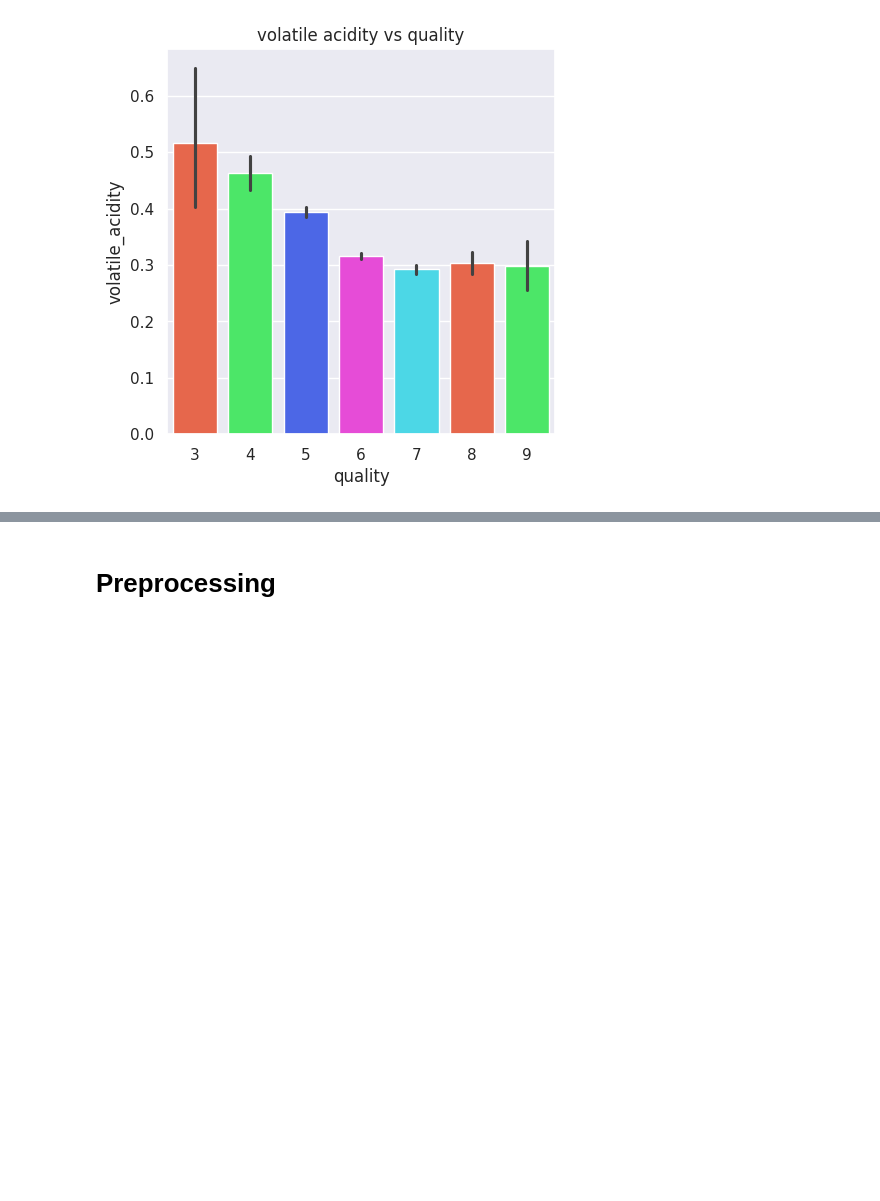
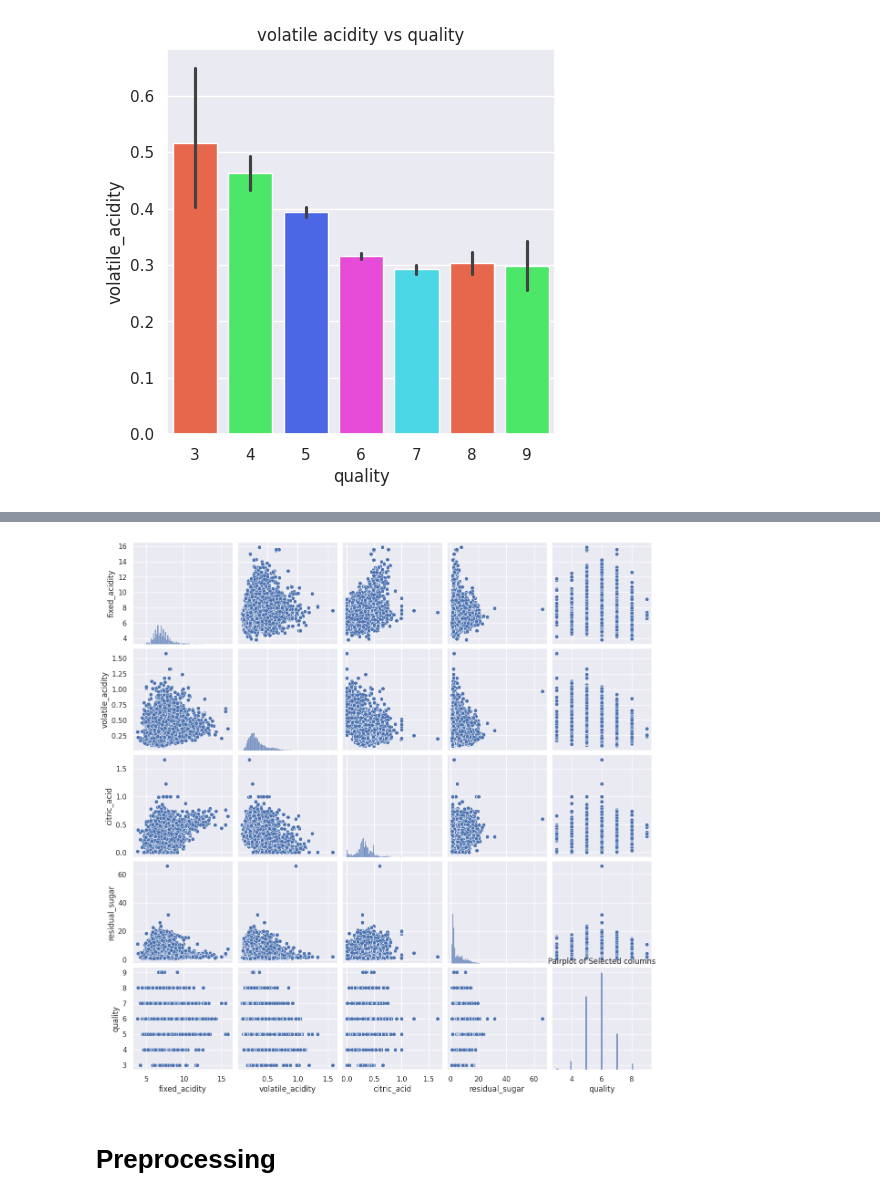
Before and after one commit to Lavan1999/Dataset-17_WineQuality_DecisionTreeClassifier, a Jupyter notebook: Wine_dataset_Analysis.ipynb, the cells around one changed output, grey strips where cells are left out. Drawn from its saved outputs; the diff is of its cells as text; code cells hidden in the pictures; blank space fills up the shorter version.

```diff
--- a/Wine_dataset_Analysis.ipynb
+++ b/Wine_dataset_Analysis.ipynb
@@ -417,3 +431,9 @@ The palette list has fewer values (5) than needed (7) and will cycle, which may
+# %%
+sns.pairplot(df[['fixed_acidity', 'volatile_acidity', 'citric_acid', 'residual_sugar', 'quality']])
+plt.title('Pairplot of Selected columns')
+plt.show()
+# %% [output]
+[figure, added]
 # %% [markdown]
 # **Preprocessing**
 # %%
```
Also changed, not shown: parts of 2 cells of this notebook.
